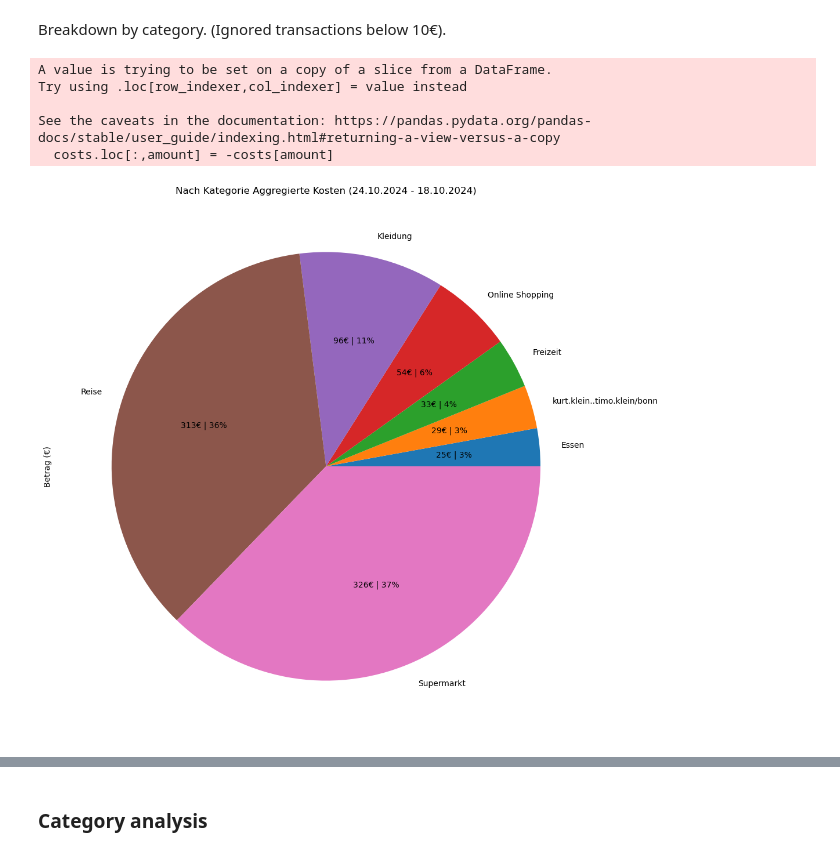
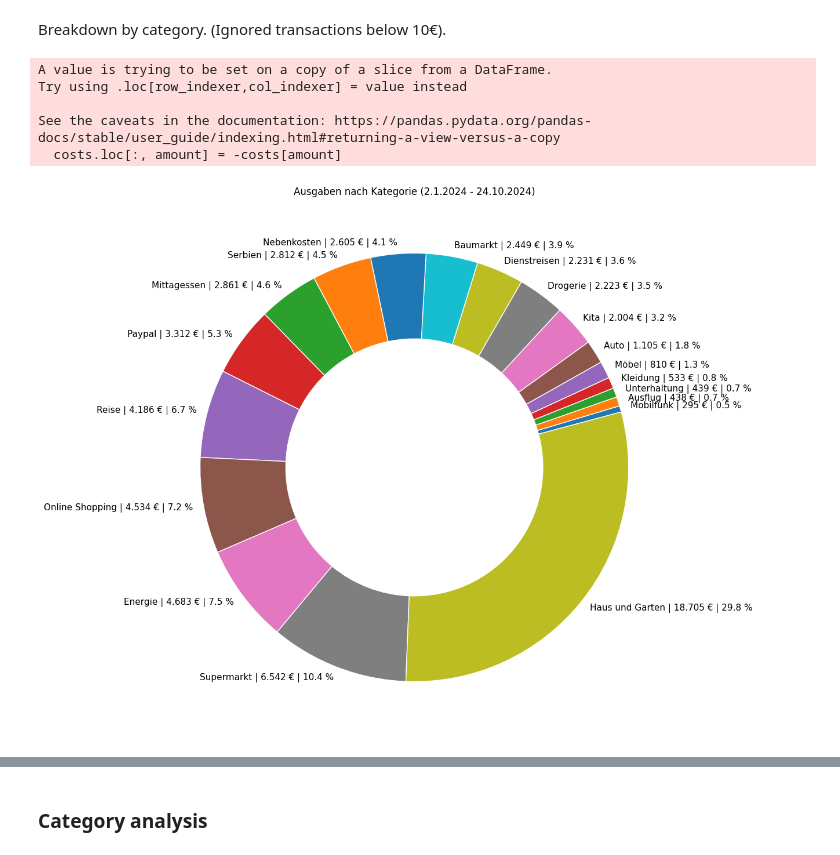
Before and after one commit to carhartt21/dkb_analysis, a Jupyter notebook: DKB-Kontoauszug-Visualizer.ipynb, the cells around one changed output, grey strips where cells are left out. Saved outputs shown, nothing was run; the diff lists cells and outputs as text; code cells hidden in the pictures.

Commit message:
Update diagrams and create python file

```diff
--- a/DKB-Kontoauszug-Visualizer.ipynb
+++ b/DKB-Kontoauszug-Visualizer.ipynb
@@ -12,7 +12,7 @@ import matplotlib.pyplot as plt
 accountname = '2024_Umsatzliste' # set filename of the csv
 
 # 0 or less means analyse all months
-number_of_last_months_to_analyse = 10
+number_of_last_months_to_analyse = 12
 # %% [markdown]
 ### Read csv
 Works for DKB csv as of 2022-12-31.
@@ -68,7 +68,7 @@ party = "Zahlungsempfänger*in"
 category = "Kategorie"
 amount = "Betrag (€)"
 cause = "Verwendungszweck"
-posting_text = "Kundenreferenz"
+posting_text = "Verwendungszweck"
 balance = "Kontostand (EUR)"
 # %% [markdown]
 ### Cleanup
@@ -429,41 +569,52 @@ tk.maxx/bonn
 Breakdown by category. (Ignored transactions below 10€).
 # %%
 byCategory = data.groupby(category).agg({amount:"sum"}).sort_values(amount,ascending=False)
-byCategory = byCategory[abs(byCategory[amount]) > 10]
-
+byCategory = byCategory[abs(byCategory[amount]) > 200]
 
 costs = byCategory[byCategory[amount] < 0]
-costs.loc[:,amount] = -costs[amount]
+costs.loc[:, amount] = -costs[amount]
 
 total_costs = costs[amount].sum()
 costs.plot.pie(
     figsize=(12,12),
     y=amount,
     legend=None,
-    autopct=lambda x: str(round(x/100*total_costs)) + "€ | " + str(round(x)) + "%",
-    title=u'Nach Kategorie Aggregierte Kosten (%i.%i.%i - %i.%i.%i)' % (fr.day, fr.month, fr.year, to.day, to.month, to.year)
+    ylabel="",
+    # autopct='%1.1f%%',
+    title=u'Ausgaben nach Kategorie (%i.%i.%i - %i.%i.%i)' % (fr.day, fr.month, fr.year, to.day, to.month, to.year),
+    startangle=15,  # Rotate the start of the pie chart
+    wedgeprops={'edgecolor': 'white', 'width':0.4},  # Add edge color for better readability
+    textprops={'fontsize': 11},  # Increase font size for better readability
+    labels=[f"{label} | {int(value):n} € | {round(value/total_costs*100,1)} %" for label, value in zip(costs.index, costs[amount])],
+    # pctdistance=1.1,  # Position the percentage labels closer to the center
+    labeldistance=1.05,  # Position the category labels further from the center
 )
+# Draw a circle at the center to make it a donut chart
+# centre_circle = plt.Circle((0,0),0.70,fc='white')
+fig = plt.gcf()
+# fig.gca().add_artist(centre_circle)
+
 plt.show()
 
-byCategory[byCategory[amount] > 0].plot.pie(
-    figsize=(12,12),
-    y=amount,
-    legend=None,
-    title=u'Nach Kategorie Aggregiertes Einkommen (%i.%i.%i - %i.%i.%i)' % (fr.day, fr.month, fr.year, to.day, to.month, to.year)
-)
-plt.show()
+# byCategory[byCategory[amount] > 0].plot.pie(
+#     figsize=(12,12),
+#     y=amount,
+#     legend=None,
+#     title=u'Nach Kategorie Aggregiertes Einkommen (%i.%i.%i - %i.%i.%i)' % (fr.day, fr.month, fr.year, to.day, to.month, to.year)
+# )
+# plt.show()
 
 
-byCategory.plot.barh(
-    figsize=(6,40),
-    grid=True,
-    title=u'Nach Kategorie Aggregierte Zahlungen (%i.%i.%i - %i.%i.%i)' % (fr.day, fr.month, fr.year, to.day, to.month, to.year)
-)
-plt.show()
+# byCategory.plot.barh(
+#     figsize=(6,40),
+#     grid=True,
+#     title=u'Nach Kategorie Aggregierte Zahlungen (%i.%i.%i - %i.%i.%i)' % (fr.day, fr.month, fr.year, to.day, to.month, to.year)
+# )
+# plt.show()
 # %% [output]
 A value is trying to be set on a copy of a slice from a DataFrame.
 Try using .loc[row_indexer,col_indexer] = value instead
 
 See the caveats in the documentation: https://pandas.pydata.org/pandas-docs/stable/user_guide/indexing.html#returning-a-view-versus-a-copy
-  costs.loc[:,amount] = -costs[amount]
+  costs.loc[:, amount] = -costs[amount]
-[figure, old version]
+[figure, new version]
```
Also changed, not shown: parts of 13 cells of this notebook, 2 other files.
